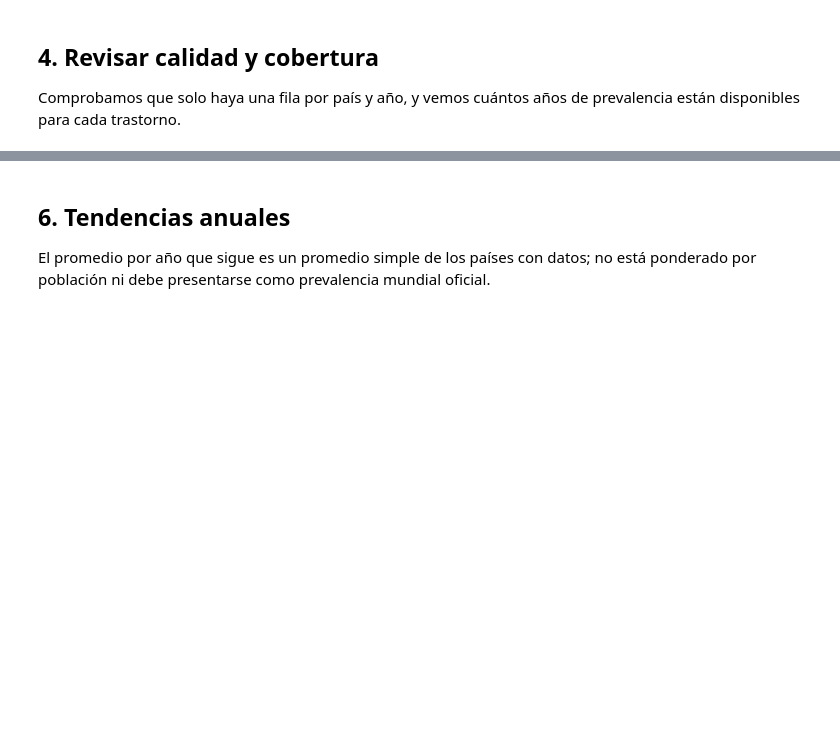
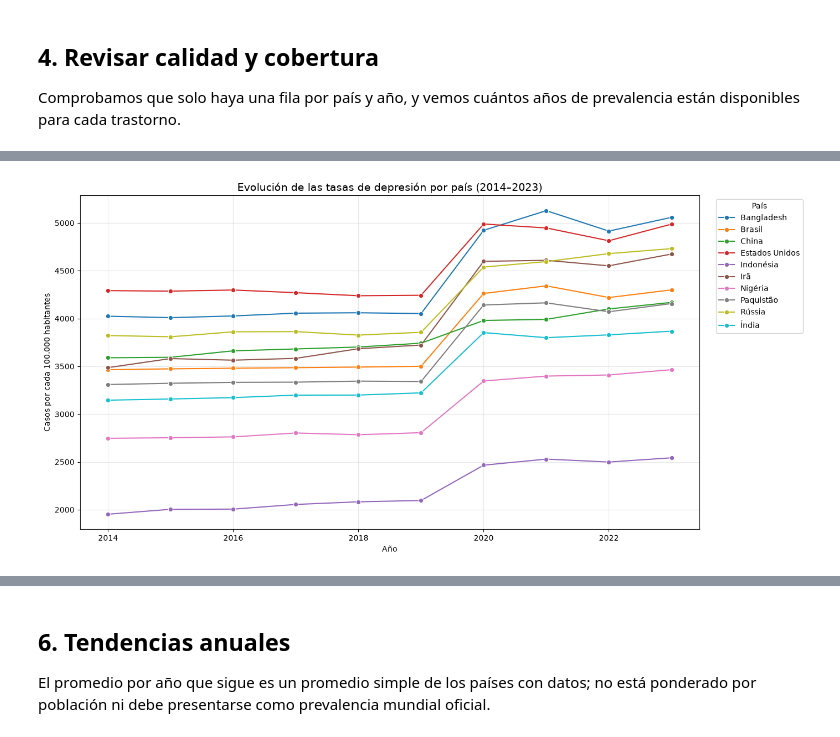
Before and after one commit to arianevieira-lab/First-Project-Data-Wrangling-and-Retrieval, a Jupyter notebook: ray_of_hope_mental_health.ipynb, the cells around one changed output, grey strips where cells are left out. Drawn from its saved outputs; the diff is of its cells as text; code cells hidden in the pictures; blank space fills up the shorter version.

```diff
--- a/ray_of_hope_mental_health.ipynb
+++ b/ray_of_hope_mental_health.ipynb
@@ -89,0 +479,6 @@ NameError: name 'build_dataframes' is not defined
+# %%
+df_mental, localidades_sin_iso3 = ray_of_hope_data.limpiar_ihme(GBD_CSV)
+
+print("Localidades preparadas:", df_mental["country"].nunique())
+print("Localidades sin ISO3:", len(localidades_sin_iso3))
+print("Registros preparados:", len(df_mental))
@@ -118,0 +910,25 @@ display(top10_depresion[[c for c in cols_depresion if c in top10_depresion.colum
+# %%
+# Análisis exploratorio: evolución de la depresión
+
+plt.figure(figsize=(14, 7))
+
+sns.lineplot(
+    data=df_final,
+    x="year",
+    y="depression_rate_per_100k",
+    hue="country",
+    marker="o"
+)
+
+plt.title(
+    "Evolución de las tasas de depresión por país (2014–2023)",
+    fontsize=14
+)
+plt.xlabel("Año")
+plt.ylabel("Casos por cada 100.000 habitantes")
+plt.legend(title="País", bbox_to_anchor=(1.02, 1), loc="upper left")
+plt.grid(alpha=0.3)
+plt.tight_layout()
+plt.show()
+# %% [output]
+[figure, added]
```
Also changed, not shown: parts of 33 cells of this notebook, 2 other files.
